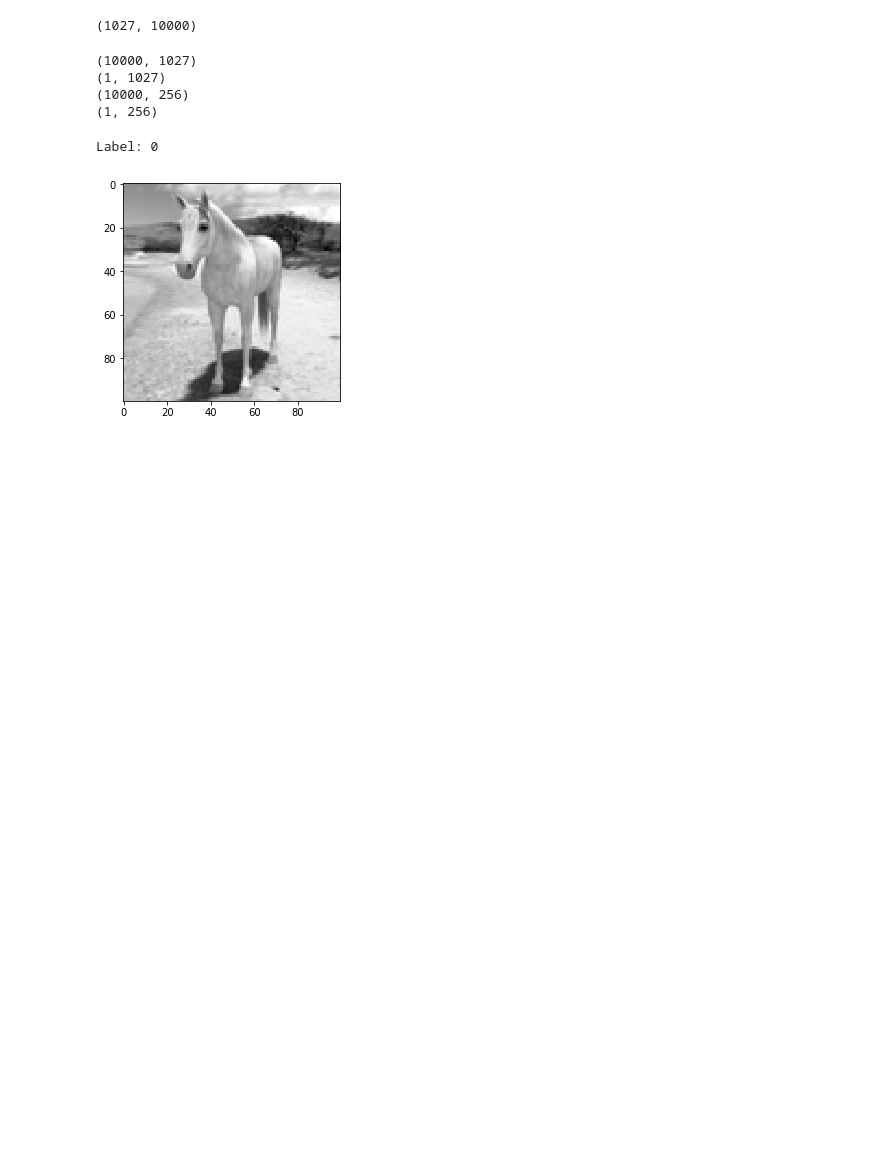
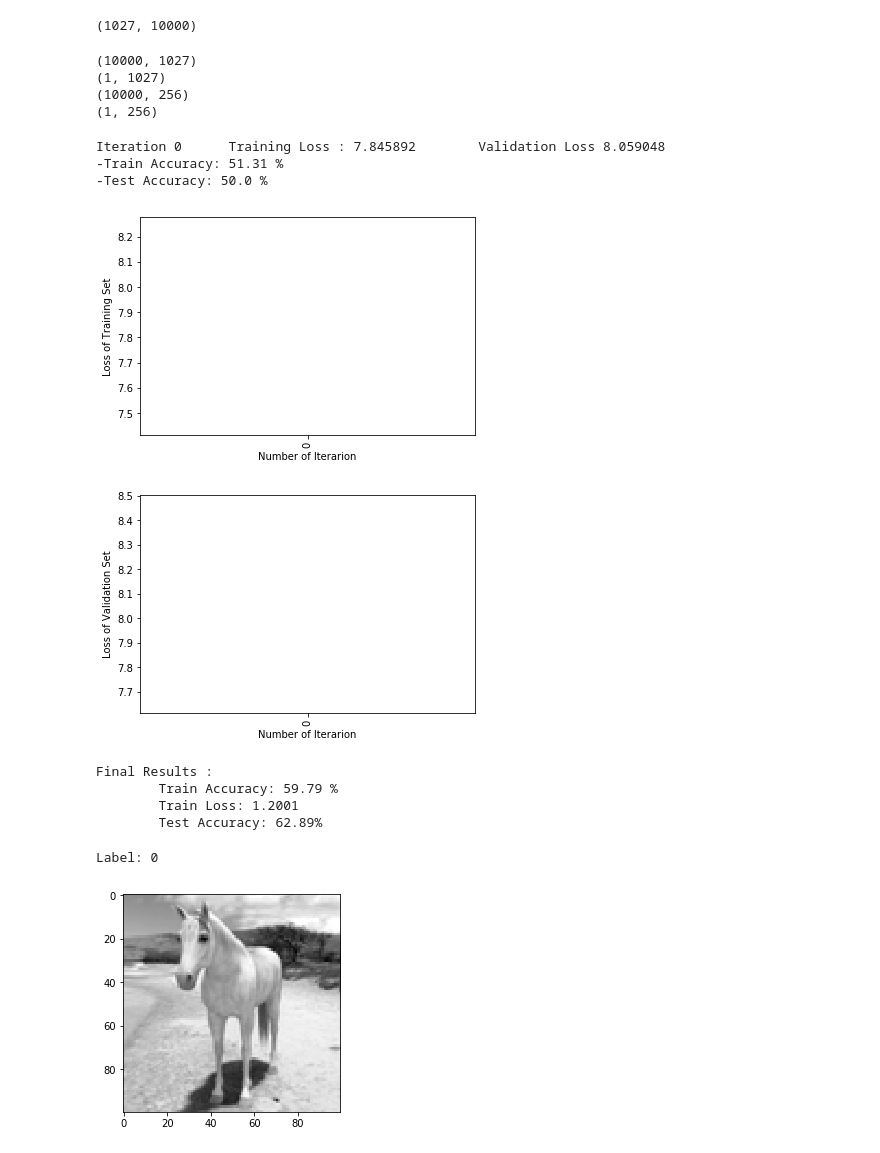
Before and after one commit to ammerss/Machine-Learning-Project-2019-2, a Jupyter notebook: #2.ipynb, the cells around one changed output. Drawn from its saved outputs; the diff is of its cells as text; code cells hidden in the pictures; blank space fills up the shorter version.

Commit message:
training success

```diff
--- a/#2.ipynb
+++ b/#2.ipynb
@@ -116,3 +215,15 @@ print(y_test.shape)
+# %%
+logistic_regression(x_train, y_train, x_test, y_test,learning_rate = 0.01, num_iterations = 100)
+# %% [output]
+Iteration 0      Training Loss : 7.845892        Validation Loss 8.059048
+-Train Accuracy: 51.31 %
+-Test Accuracy: 50.0 %
+[figure, added]
+[figure, added]
+Final Results :
+        Train Accuracy: 59.79 %
+        Train Loss: 1.2001
+        Test Accuracy: 62.89%
 # %%
 import matplotlib.pyplot as plt
 %matplotlib inline
```
Also changed, not shown: parts of 1 cell of this notebook.
